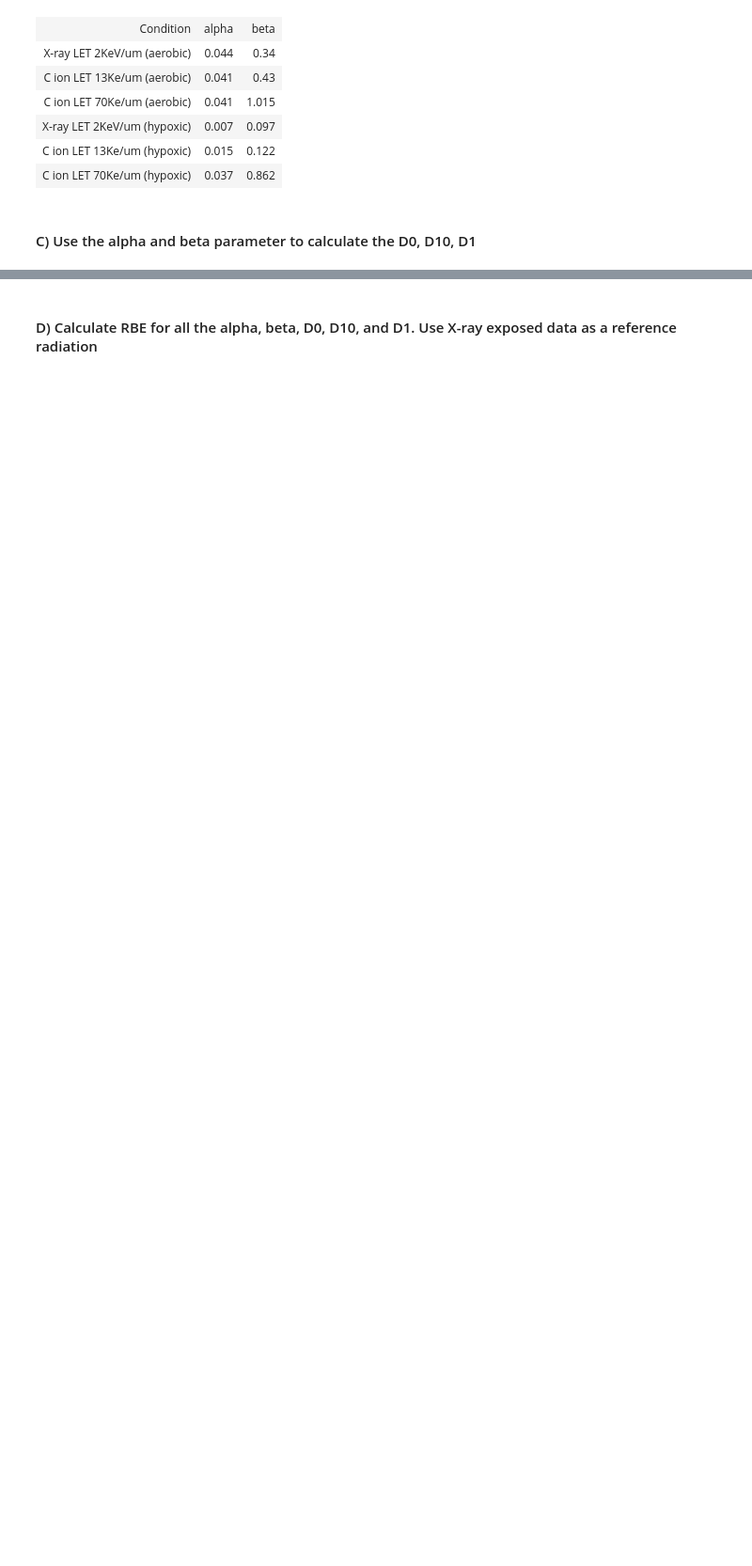
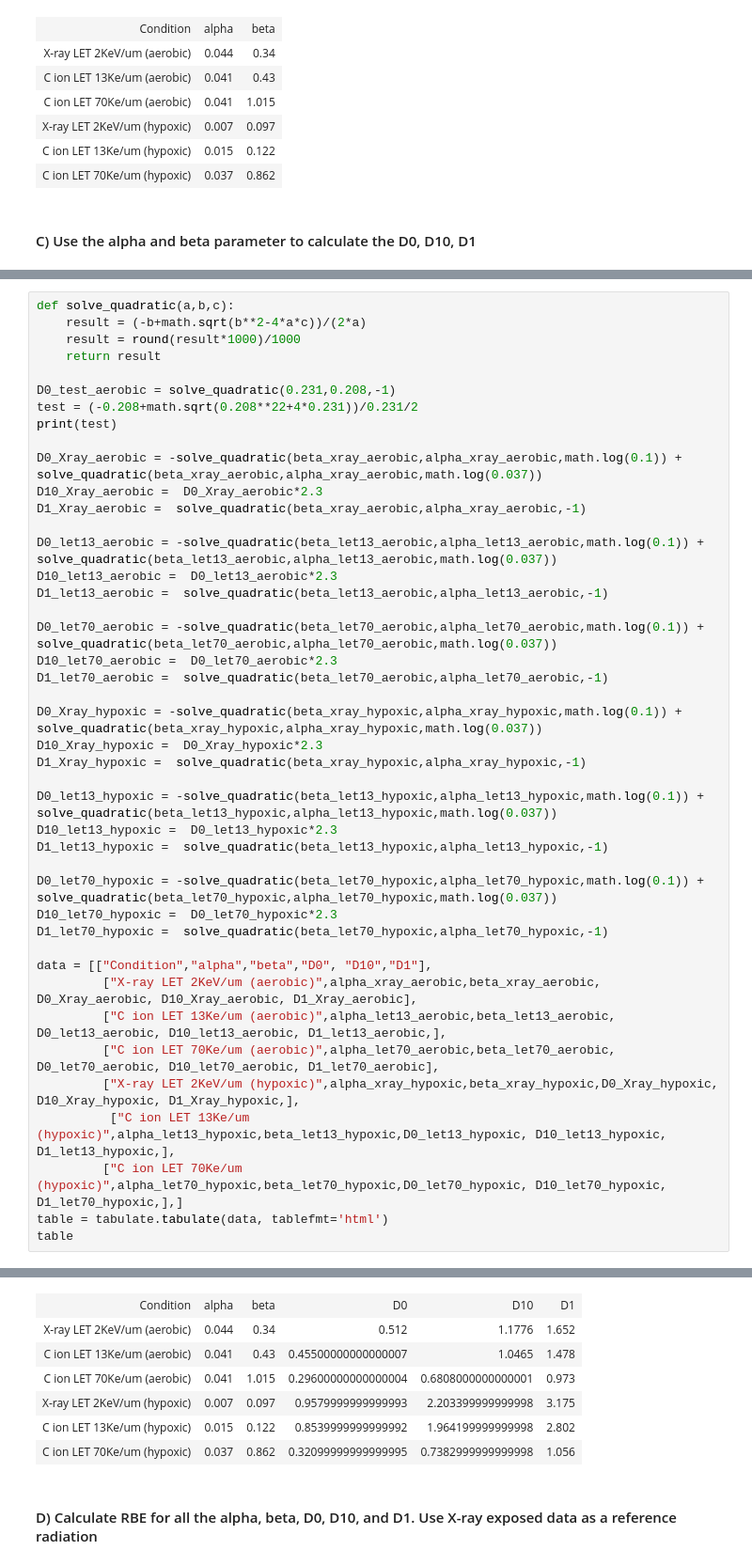
Before and after one commit to mori913/radiation-biology, a Jupyter notebook: assignment.ipynb, the cells around one changed output, grey strips where cells are left out. Shown at 94% size. Cells and saved outputs as stored; diff of their text form; blank space fills up the shorter version.

```diff
--- a/assignment.ipynb
+++ b/assignment.ipynb
@@ -104,0 +134,44 @@ table
+# %%
+def solve_quadratic(a,b,c):
+    result = (-b+math.sqrt(b**2-4*a*c))/(2*a)
+    result = round(result*1000)/1000
+    return result
+
+D0_test_aerobic = solve_quadratic(0.231,0.208,-1)
+test = (-0.208+math.sqrt(0.208**22+4*0.231))/0.231/2
+print(test)
+
+D0_Xray_aerobic = -solve_quadratic(beta_xray_aerobic,alpha_xray_aerobic,math.log(0.1)) + solve_quadratic(beta_xray_aerobic,alpha_xray_aerobic,math.log(0.037))
+D10_Xray_aerobic =  D0_Xray_aerobic*2.3
+D1_Xray_aerobic =  solve_quadratic(beta_xray_aerobic,alpha_xray_aerobic,-1)
+
+D0_let13_aerobic = -solve_quadratic(beta_let13_aerobic,alpha_let13_aerobic,math.log(0.1)) + solve_quadratic(beta_let13_aerobic,alpha_let13_aerobic,math.log(0.037))
+D10_let13_aerobic =  D0_let13_aerobic*2.3
+D1_let13_aerobic =  solve_quadratic(beta_let13_aerobic,alpha_let13_aerobic,-1)
+
+D0_let70_aerobic = -solve_quadratic(beta_let70_aerobic,alpha_let70_aerobic,math.log(0.1)) + solve_quadratic(beta_let70_aerobic,alpha_let70_aerobic,math.log(0.037))
+D10_let70_aerobic =  D0_let70_aerobic*2.3
+D1_let70_aerobic =  solve_quadratic(beta_let70_aerobic,alpha_let70_aerobic,-1)
+
+D0_Xray_hypoxic = -solve_quadratic(beta_xray_hypoxic,alpha_xray_hypoxic,math.log(0.1)) + solve_quadratic(beta_xray_hypoxic,alpha_xray_hypoxic,math.log(0.037))
+D10_Xray_hypoxic =  D0_Xray_hypoxic*2.3
+D1_Xray_hypoxic =  solve_quadratic(beta_xray_hypoxic,alpha_xray_hypoxic,-1)
+
+D0_let13_hypoxic = -solve_quadratic(beta_let13_hypoxic,alpha_let13_hypoxic,math.log(0.1)) + solve_quadratic(beta_let13_hypoxic,alpha_let13_hypoxic,math.log(0.037))
+D10_let13_hypoxic =  D0_let13_hypoxic*2.3
+D1_let13_hypoxic =  solve_quadratic(beta_let13_hypoxic,alpha_let13_hypoxic,-1)
+
+D0_let70_hypoxic = -solve_quadratic(beta_let70_hypoxic,alpha_let70_hypoxic,math.log(0.1)) + solve_quadratic(beta_let70_hypoxic,alpha_let70_hypoxic,math.log(0.037))
+D10_let70_hypoxic =  D0_let70_hypoxic*2.3
+D1_let70_hypoxic =  solve_quadratic(beta_let70_hypoxic,alpha_let70_hypoxic,-1)
+
+data = [["Condition","alpha","beta","D0", "D10","D1"],
+         ["X-ray LET 2KeV/um (aerobic)",alpha_xray_aerobic,beta_xray_aerobic, D0_Xray_aerobic, D10_Xray_aerobic, D1_Xray_aerobic],
+         ["C ion LET 13Ke/um (aerobic)",alpha_let13_aerobic,beta_let13_aerobic, D0_let13_aerobic, D10_let13_aerobic, D1_let13_aerobic,],
+         ["C ion LET 70Ke/um (aerobic)",alpha_let70_aerobic,beta_let70_aerobic, D0_let70_aerobic, D10_let70_aerobic, D1_let70_aerobic],
+         ["X-ray LET 2KeV/um (hypoxic)",alpha_xray_hypoxic,beta_xray_hypoxic,D0_Xray_hypoxic, D10_Xray_hypoxic, D1_Xray_hypoxic,],
+          ["C ion LET 13Ke/um (hypoxic)",alpha_let13_hypoxic,beta_let13_hypoxic,D0_let13_hypoxic, D10_let13_hypoxic, D1_let13_hypoxic,],
+         ["C ion LET 70Ke/um (hypoxic)",alpha_let70_hypoxic,beta_let70_hypoxic,D0_let70_hypoxic, D10_let70_hypoxic, D1_let70_hypoxic,],]
+table = tabulate.tabulate(data, tablefmt='html')
+table
+# %% [output]
@@ -105,2 +179,9 @@ table
+| Condition | alpha | beta | D0 | D10 | D1 |
+| X-ray LET 2KeV/um (aerobic) | 0.044 | 0.34 | 0.512 | 1.1776 | 1.652 |
+| C ion LET 13Ke/um (aerobic) | 0.041 | 0.43 | 0.45500000000000007 | 1.0465 | 1.478 |
+| C ion LET 70Ke/um (aerobic) | 0.041 | 1.015 | 0.29600000000000004 | 0.6808000000000001 | 0.973 |
+| X-ray LET 2KeV/um (hypoxic) | 0.007 | 0.097 | 0.9579999999999993 | 2.203399999999998 | 3.175 |
+| C ion LET 13Ke/um (hypoxic) | 0.015 | 0.122 | 0.8539999999999992 | 1.964199999999998 | 2.802 |
+| C ion LET 70Ke/um (hypoxic) | 0.037 | 0.862 | 0.32099999999999995 | 0.7382999999999998 | 1.056 |
 # %% [markdown]
 #### D) Calculate RBE for all the alpha, beta, D0, D10, and D1. Use X-ray exposed data as a reference radiation
```
Also changed, not shown: parts of 10 cells of this notebook, 5 other files.
